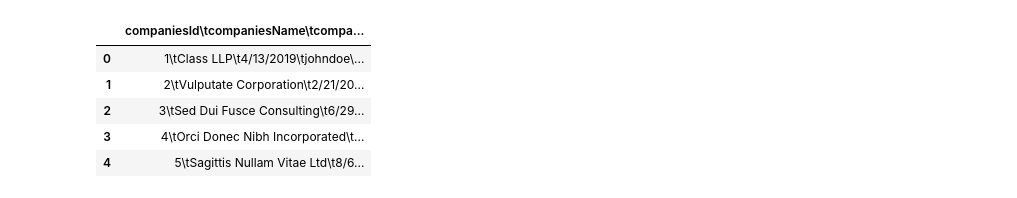
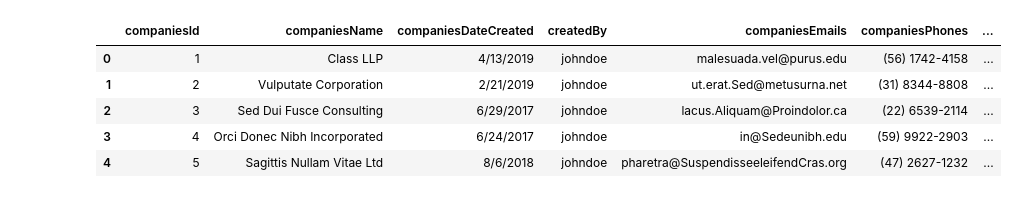
Before and after one commit to brunocmartins/case-indicium, a Jupyter notebook: main.ipynb, the cells around one changed output. Cells and saved outputs as stored; diff of their text form; code cells hidden in the pictures.

```diff
--- a/main.ipynb
+++ b/main.ipynb
@@ -3,10 +1,17 @@ import pandas as pd
+# %%
+import pandas as pd
+import seaborn as sns
+import matplotlib.pyplot as plt
+from datetime import datetime
+
+pd.set_option('max_rows', 100)
 # %%
-companies = pd.read_csv('data/companies.tsv')
+companies = pd.read_csv('data/companies.tsv', sep='\t')
 companies.head()
 # %% [output]
-|  | companiesId\tcompaniesName\tcompa... |
-| 0 | 1\tClass LLP\t4/13/2019\tjohndoe\... |
-| 1 | 2\tVulputate Corporation\t2/21/20... |
-| 2 | 3\tSed Dui Fusce Consulting\t6/29... |
-| 3 | 4\tOrci Donec Nibh Incorporated\t... |
-| 4 | 5\tSagittis Nullam Vitae Ltd\t8/6... |
+|  | companiesId | companiesName | companiesDateCreated | createdBy | companiesEmails | companiesPhones | ... |
+| 0 | 1 | Class LLP | 4/13/2019 | johndoe | malesuada.vel@purus.edu | (56) 1742-4158 | ... |
+| 1 | 2 | Vulputate Corporation | 2/21/2019 | johndoe | ut.erat.Sed@metusurna.net | (31) 8344-8808 | ... |
+| 2 | 3 | Sed Dui Fusce Consulting | 6/29/2017 | johndoe | lacus.Aliquam@Proindolor.ca | (22) 6539-2114 | ... |
+| 3 | 4 | Orci Donec Nibh Incorporated | 6/24/2017 | johndoe | in@Sedeunibh.edu | (59) 9922-2903 | ... |
+| 4 | 5 | Sagittis Nullam Vitae Ltd | 8/6/2018 | johndoe | pharetra@SuspendisseeleifendCras.org | (47) 2627-1232 | ... |
```
Also changed, not shown: parts of 10 cells of this notebook, 2 other files.
